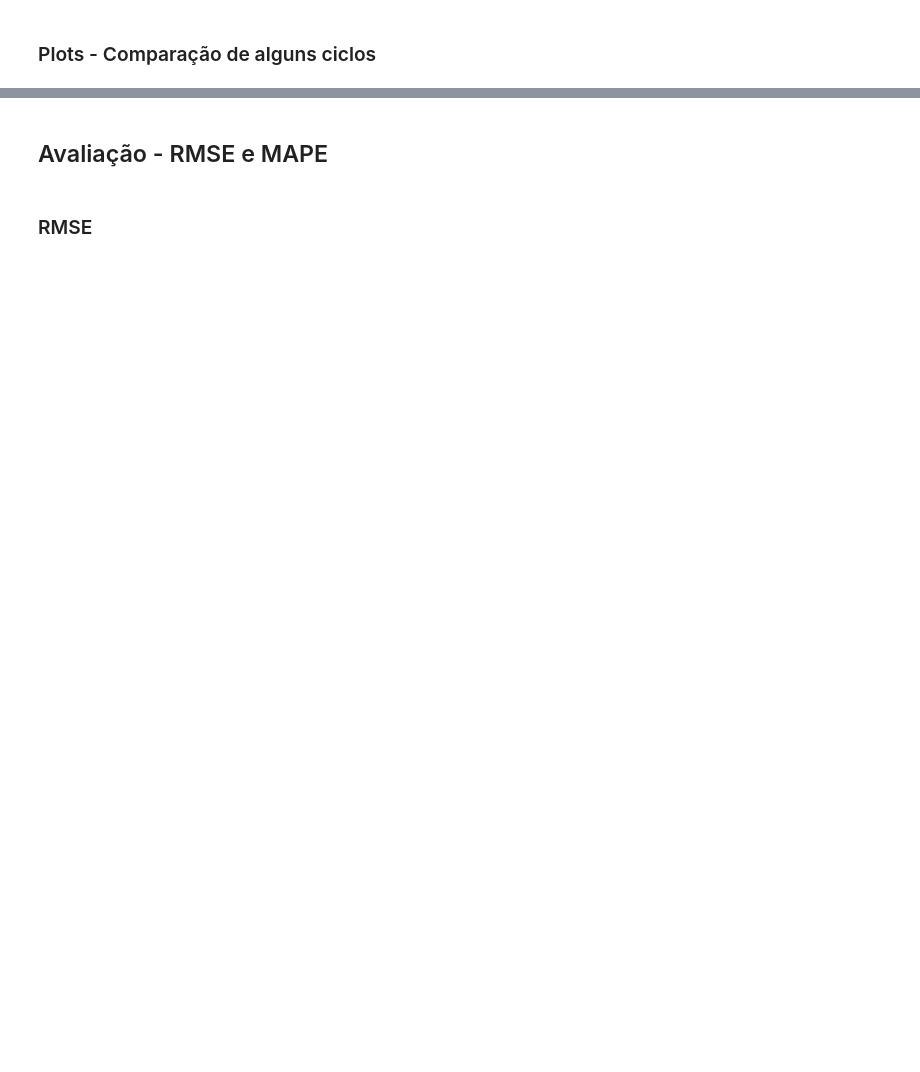
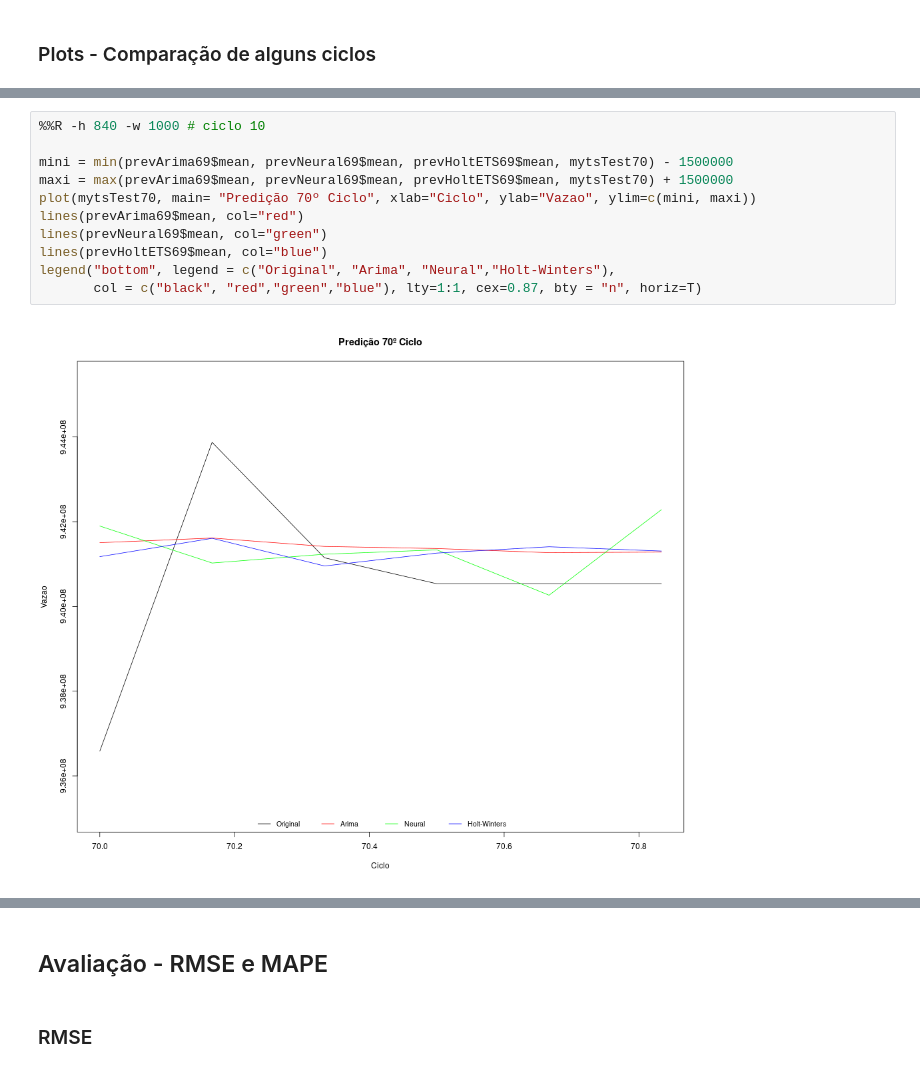
Before and after one commit to LarcesUece/UECE-RNP-PMon2022, a Jupyter notebook: Analise_Cubic_Esmond_Vazao.ipynb, the cells around one changed output, grey strips where cells are left out. Saved outputs shown, nothing was run; the diff lists cells and outputs as text; blank space fills up the shorter version.

```diff
--- a/Analise_Cubic_Esmond_Vazao.ipynb
+++ b/Analise_Cubic_Esmond_Vazao.ipynb
@@ -740,0 +938,13 @@ legend("topleft", legend = c("Série Original", "Neural"), col = c("black", "blu
+# %%
+%%R -h 840 -w 1000 # ciclo 10
+
+mini = min(prevArima69$mean, prevNeural69$mean, prevHoltETS69$mean, mytsTest70) - 1500000
+maxi = max(prevArima69$mean, prevNeural69$mean, prevHoltETS69$mean, mytsTest70) + 1500000
+plot(mytsTest70, main= "Predição 70º Ciclo", xlab="Ciclo", ylab="Vazao", ylim=c(mini, maxi))
+lines(prevArima69$mean, col="red")
+lines(prevNeural69$mean, col="green")
+lines(prevHoltETS69$mean, col="blue")
+legend("bottom", legend = c("Original", "Arima", "Neural","Holt-Winters"),
+       col = c("black", "red","green","blue"), lty=1:1, cex=0.87, bty = "n", horiz=T)
+# %% [output]
+[figure, added]
```
Also changed, not shown: parts of 59 cells of this notebook, 3 other files.
